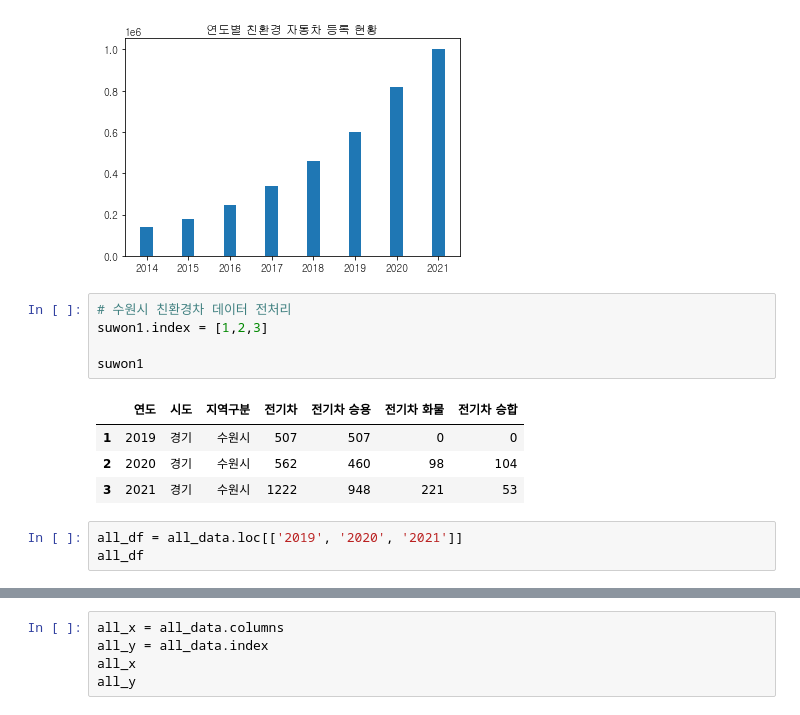
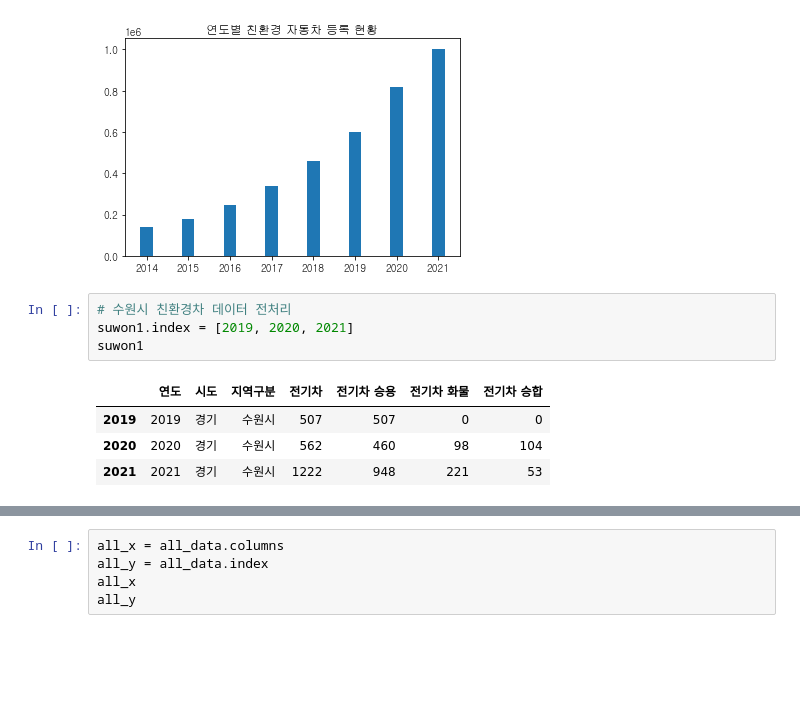
Before and after one commit to kwonkai/juno1412, a Jupyter notebook: 수원 전기차 충전소/data.ipynb, the cells around one changed output, grey strips where cells are left out. Saved outputs shown, nothing was run; the diff lists cells and outputs as text; blank space fills up the shorter version.

```diff
--- a/수원 전기차 충전소/data.ipynb
+++ b/수원 전기차 충전소/data.ipynb
@@ -177,14 +171,10 @@ TypeError: can only concatenate list (not "float") to list
 [figure]
 # %%
 # 수원시 친환경차 데이터 전처리
-suwon1.index = [1,2,3]
-
+suwon1.index = [2019, 2020, 2021]
 suwon1
 # %% [output]
 |  | 연도 | 시도 | 지역구분 | 전기차 | 전기차 승용 | 전기차 화물 | 전기차 승합 |
-| 1 | 2019 | 경기 | 수원시 | 507 | 507 | 0 | 0 |
-| 2 | 2020 | 경기 | 수원시 | 562 | 460 | 98 | 104 |
-| 3 | 2021 | 경기 | 수원시 | 1222 | 948 | 221 | 53 |
+| 2019 | 2019 | 경기 | 수원시 | 507 | 507 | 0 | 0 |
+| 2020 | 2020 | 경기 | 수원시 | 562 | 460 | 98 | 104 |
+| 2021 | 2021 | 경기 | 수원시 | 1222 | 948 | 221 | 53 |
-# %%
-all_df = all_data.loc[['2019', '2020', '2021']]
-all_df
```
Also changed, not shown: parts of 9 cells of this notebook, 2 other files.
